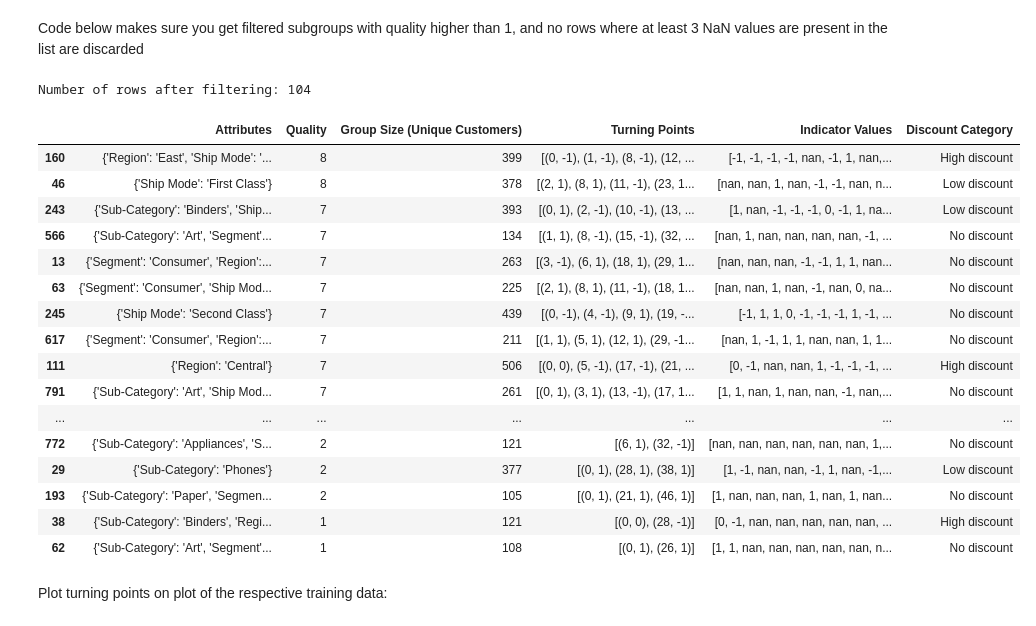
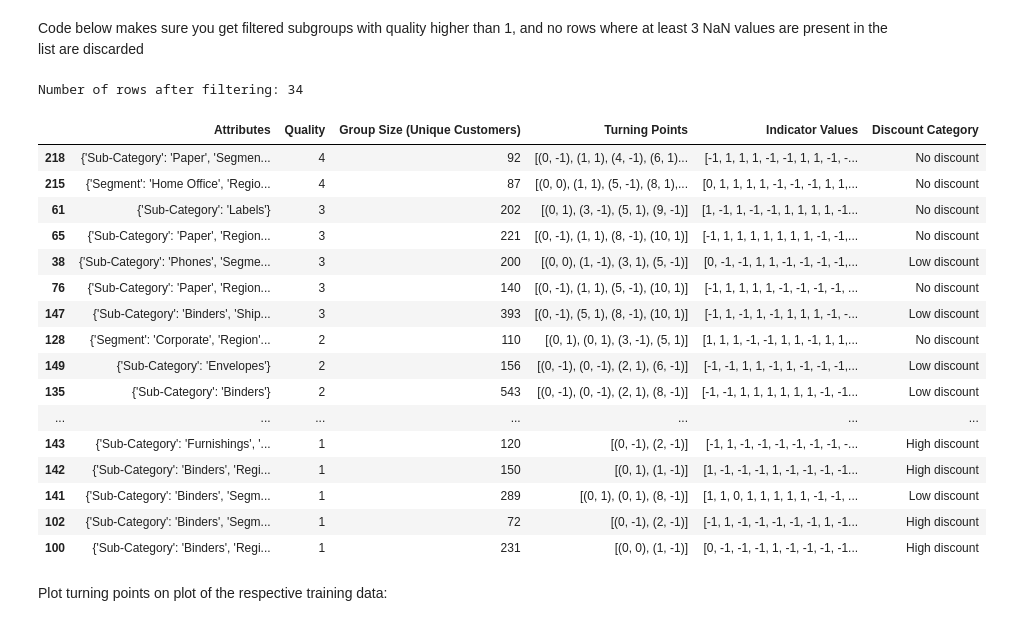
Before and after one commit to mauritzvanlingen/RTiDM-groep-2, a Jupyter notebook: subgroup_discovery.ipynb, the cells around one changed output. Drawn from its saved outputs; the diff is of its cells as text; code cells hidden in the pictures.

```diff
--- a/subgroup_discovery.ipynb
+++ b/subgroup_discovery.ipynb
@@ -16,7 +16,7 @@ df['Order Date'] = pd.to_datetime(df['Order Date'])
 def categorize_discount(discount):
     if discount == 0:
         return "No discount"
-    elif 0 < discount <= 0.2:  # Assuming 20% corresponds to 0.2 in the dataset
+    elif 0 < discount <= 0.3:
         return "Low discount"
     else:
         return "High discount"
@@ -53,7 +53,7 @@ train_data = df[df['Order Date'] <= cutoff_date]
 test_data = df[df['Order Date'] > cutoff_date]
 
 # Apply medium exponential smoothing to reduce the impact of outliers (on 'Profit' and 'Sales' columns)
-def apply_exponential_smoothing(data, alpha=0.01):
+def apply_exponential_smoothing(data, alpha=0.15):
     # Apply exponential smoothing to 'Profit' and 'Sales'
     data['Profit'] = data['Profit'].ewm(alpha=alpha).mean()
     data['Sales'] = data['Sales'].ewm(alpha=alpha).mean()
@@ -147,12 +147,9 @@ See the caveats in the documentation: https://pandas.pydata.org/pandas-docs/stab
 Training Data (After Exponential Smoothing)
 (6682, 24)
 # %%
-import pandas as pd
-import matplotlib.pyplot as plt
-
 # Extract the year-week format from 'Order Date' to group by week
-train_data['Year-Week'] = train_data['Order Date'].dt.to_period('W')
-test_data['Year-Week'] = test_data['Order Date'].dt.to_period('W')
+train_data['Year-Week'] = train_data['Order Date'].dt.to_period('M')
+test_data['Year-Week'] = test_data['Order Date'].dt.to_period('M')
 print(train_data.shape)
 # Group by 'Year-Week' and calculate the average sales per week for both datasets
 avg_sales_per_week_train = train_data.groupby('Year-Week')['Sales'].mean()
@@ -197,5 +194,4 @@ See the caveats in the documentation: https://pandas.pydata.org/pandas-docs/stab
 # %%
-import pandas as pd
 import numpy as np
 from itertools import product, combinations
 
@@ -280,7 +276,7 @@ def discover_subgroups(df, attributes, k=5):
 
 # Example: Subgroup discovery based on 'Sub-Category', 'Segment', 'Region', and 'Ship Mode'
 attributes = ['Sub-Category', 'Segment', 'Region', 'Ship Mode']  # Variables for subgroup discovery
-best_subgroups_train = discover_subgroups(train_data, attributes, k=900)
+best_subgroups_train = discover_subgroups(train_data, attributes, k=250)
 
 # Convert the list of dictionaries (best_subgroups) into a DataFrame for better visualization
 subgroup_details_df_train = pd.DataFrame(best_subgroups_train)
@@ -325,6 +321,7 @@ def indicator_function(A_S, A_ref, Y_S, Y_ref, theta):
     else:
         return 0
 
+# Detect Turning Points based on indicator values, skip NaN in turning points detection
 # Detect Turning Points based on indicator values, skip NaN in turning points detection
 def detect_turning_points(indicator_series, n_min=2):
     turning_points = []
@@ -344,17 +341,22 @@ def detect_turning_points(indicator_series, n_min=2):
         if indicator_series[t] == current_value:
             run_length += 1
         else:
-            # Check if the run length is valid (n_min) and not at the start or end
-            if run_length >= n_min and t != 1 and t != len(indicator_series) - 1:
-                turning_points.append((t - run_length, current_value))
+            # Check if the run length is valid (n_min)
+            if run_length >= n_min:
+                # Only append the turning point if the strategy (current_value) has changed
+                if not turning_points or turning_points[-1][1] != current_value:
+                    turning_points.append((t - run_length, current_value))
             current_value = indicator_series[t]
             run_length = 1
 
     # Handle the last segment if it meets the conditions
-    if run_length >= n_min and len(indicator_series) > 1:
-        turning_points.append((len(indicator_series) - run_length, current_value))
+    if run_length >= n_min:
+        # Ensure the last turning point isn't the same as the current one
+        if not turning_points or turning_points[-1][1] != current_value:
+            turning_points.append((len(indicator_series) - run_length, current_value))
 
     return turning_points
+
 
 # Apply the indicator function to each subgroup and detect turning points
 def analyze_subgroups_with_indicator(subgroups, df, controllable_attributes, target_attribute, time_unit='W', percentage=5, n_min=2):
@@ -450,9 +452,9 @@ subgroups = best_subgroups_train
 # Analyze the subgroups and find turning points (with consistent time periods for months)
 controllable_attributes = 'Discount Category'  # Using 'Discount Category' as the controllable attribute
 target_attribute = 'Profit'  # The target variable for the analysis
-time_unit = 'W'  # 'M' for months, 'W' for weeks
-percentage = 3  # Percentage difference threshold for turning point detection
-n_min = 3  # Minimum number of consecutive indicator values to confirm a turning point
+time_unit = 'M'  # 'M' for months, 'W' for weeks
+percentage = 5  # Percentage difference threshold for turning point detection
+n_min = 2  # Minimum number of consecutive indicator values to confirm a turning point
 
 # Analyze the subgroups and detect turning points (on a monthly or weekly basis)
 updated_subgroups = analyze_subgroups_with_indicator(subgroups, train_data, controllable_attributes, target_attribute, time_unit, percentage, n_min)
@@ -518,36 +521,36 @@ Code below makes sure you get filtered subgroups with quality higher than 1, and
 # %%
 
 # Filter the dataframe where Quality is at least 1 and at most 3 NaN values in Indicator Values
 filtered_subgroups = subgroup_details_df_sorted[
     (subgroup_details_df_sorted['Quality'] >= 1) &
-    (subgroup_details_df_sorted['Indicator Values'].apply(lambda x: np.isnan(x).sum() <= 30))
+    (subgroup_details_df_sorted['Indicator Values'].apply(lambda x: np.isnan(x).sum() <= 0))
 ]
 
 # Count the number of rows that meet the conditions
 num_filtered_rows = filtered_subgroups.shape[0]
 
 # Display the filtered DataFrame and the number of rows
 print(f"Number of rows after filtering: {num_filtered_rows}")
 filtered_subgroups
 # %% [output]
-Number of rows after filtering: 104
+Number of rows after filtering: 34
 |  | Attributes | Quality | Group Size (Unique Customers) | Turning Points | Indicator Values | Discount Category |
-| 160 | {'Region': 'East', 'Ship Mode': '... | 8 | 399 | [(0, -1), (1, -1), (8, -1), (12, ... | [-1, -1, -1, -1, nan, -1, 1, nan,... | High discount |
-| 46 | {'Ship Mode': 'First Class'} | 8 | 378 | [(2, 1), (8, 1), (11, -1), (23, 1... | [nan, nan, 1, nan, -1, -1, nan, n... | Low discount |
-| 243 | {'Sub-Category': 'Binders', 'Ship... | 7 | 393 | [(0, 1), (2, -1), (10, -1), (13, ... | [1, nan, -1, -1, -1, 0, -1, 1, na... | Low discount |
-| 566 | {'Sub-Category': 'Art', 'Segment'... | 7 | 134 | [(1, 1), (8, -1), (15, -1), (32, ... | [nan, 1, nan, nan, nan, nan, -1, ... | No discount |
-| 13 | {'Segment': 'Consumer', 'Region':... | 7 | 263 | [(3, -1), (6, 1), (18, 1), (29, 1... | [nan, nan, nan, -1, -1, 1, 1, nan... | No discount |
-| 63 | {'Segment': 'Consumer', 'Ship Mod... | 7 | 225 | [(2, 1), (8, 1), (11, -1), (18, 1... | [nan, nan, 1, nan, -1, nan, 0, na... | No discount |
-| 245 | {'Ship Mode': 'Second Class'} | 7 | 439 | [(0, -1), (4, -1), (9, 1), (19, -... | [-1, 1, 1, 0, -1, -1, -1, 1, -1, ... | No discount |
-| 617 | {'Segment': 'Consumer', 'Region':... | 7 | 211 | [(1, 1), (5, 1), (12, 1), (29, -1... | [nan, 1, -1, 1, 1, nan, nan, 1, 1... | No discount |
-| 111 | {'Region': 'Central'} | 7 | 506 | [(0, 0), (5, -1), (17, -1), (21, ... | [0, -1, nan, nan, 1, -1, -1, -1, ... | High discount |
-| 791 | {'Sub-Category': 'Art', 'Ship Mod... | 7 | 261 | [(0, 1), (3, 1), (13, -1), (17, 1... | [1, 1, nan, 1, nan, nan, -1, nan,... | No discount |
+| 218 | {'Sub-Category': 'Paper', 'Segmen... | 4 | 92 | [(0, -1), (1, 1), (4, -1), (6, 1)... | [-1, 1, 1, 1, -1, -1, 1, 1, -1, -... | No discount |
+| 215 | {'Segment': 'Home Office', 'Regio... | 4 | 87 | [(0, 0), (1, 1), (5, -1), (8, 1),... | [0, 1, 1, 1, 1, -1, -1, -1, 1, 1,... | No discount |
+| 61 | {'Sub-Category': 'Labels'} | 3 | 202 | [(0, 1), (3, -1), (5, 1), (9, -1)] | [1, -1, 1, -1, -1, 1, 1, 1, 1, -1... | No discount |
+| 65 | {'Sub-Category': 'Paper', 'Region... | 3 | 221 | [(0, -1), (1, 1), (8, -1), (10, 1)] | [-1, 1, 1, 1, 1, 1, 1, 1, -1, -1,... | No discount |
+| 38 | {'Sub-Category': 'Phones', 'Segme... | 3 | 200 | [(0, 0), (1, -1), (3, 1), (5, -1)] | [0, -1, -1, 1, 1, -1, -1, -1, -1,... | Low discount |
+| 76 | {'Sub-Category': 'Paper', 'Region... | 3 | 140 | [(0, -1), (1, 1), (5, -1), (10, 1)] | [-1, 1, 1, 1, 1, -1, -1, -1, -1, ... | No discount |
+| 147 | {'Sub-Category': 'Binders', 'Ship... | 3 | 393 | [(0, -1), (5, 1), (8, -1), (10, 1)] | [-1, 1, -1, 1, -1, 1, 1, 1, -1, -... | Low discount |
+| 128 | {'Segment': 'Corporate', 'Region'... | 2 | 110 | [(0, 1), (0, 1), (3, -1), (5, 1)] | [1, 1, 1, -1, -1, 1, 1, -1, 1, 1,... | No discount |
+| 149 | {'Sub-Category': 'Envelopes'} | 2 | 156 | [(0, -1), (0, -1), (2, 1), (6, -1)] | [-1, -1, 1, 1, -1, 1, -1, -1, -1,... | Low discount |
+| 135 | {'Sub-Category': 'Binders'} | 2 | 543 | [(0, -1), (0, -1), (2, 1), (8, -1)] | [-1, -1, 1, 1, 1, 1, 1, 1, -1, -1... | Low discount |
 | ... | ... | ... | ... | ... | ... | ... |
-| 772 | {'Sub-Category': 'Appliances', 'S... | 2 | 121 | [(6, 1), (32, -1)] | [nan, nan, nan, nan, nan, nan, 1,... | No discount |
-| 29 | {'Sub-Category': 'Phones'} | 2 | 377 | [(0, 1), (28, 1), (38, 1)] | [1, -1, nan, nan, -1, 1, nan, -1,... | Low discount |
-| 193 | {'Sub-Category': 'Paper', 'Segmen... | 2 | 105 | [(0, 1), (21, 1), (46, 1)] | [1, nan, nan, nan, 1, nan, 1, nan... | No discount |
-| 38 | {'Sub-Category': 'Binders', 'Regi... | 1 | 121 | [(0, 0), (28, -1)] | [0, -1, nan, nan, nan, nan, nan, ... | High discount |
-| 62 | {'Sub-Category': 'Art', 'Segment'... | 1 | 108 | [(0, 1), (26, 1)] | [1, 1, nan, nan, nan, nan, nan, n... | No discount |
+| 143 | {'Sub-Category': 'Furnishings', '... | 1 | 120 | [(0, -1), (2, -1)] | [-1, 1, -1, -1, -1, -1, -1, -1, -... | High discount |
+| 142 | {'Sub-Category': 'Binders', 'Regi... | 1 | 150 | [(0, 1), (1, -1)] | [1, -1, -1, -1, 1, -1, -1, -1, -1... | High discount |
+| 141 | {'Sub-Category': 'Binders', 'Segm... | 1 | 289 | [(0, 1), (0, 1), (8, -1)] | [1, 1, 0, 1, 1, 1, 1, 1, -1, -1, ... | Low discount |
+| 102 | {'Sub-Category': 'Binders', 'Segm... | 1 | 72 | [(0, -1), (2, -1)] | [-1, 1, -1, -1, -1, -1, -1, 1, -1... | High discount |
+| 100 | {'Sub-Category': 'Binders', 'Regi... | 1 | 231 | [(0, 0), (1, -1)] | [0, -1, -1, -1, 1, -1, -1, -1, -1... | High discount |
 # %% [markdown]
 Plot turning points on plot of the respective training data:
 # %%
```
Also changed, not shown: parts of 9 cells of this notebook.
